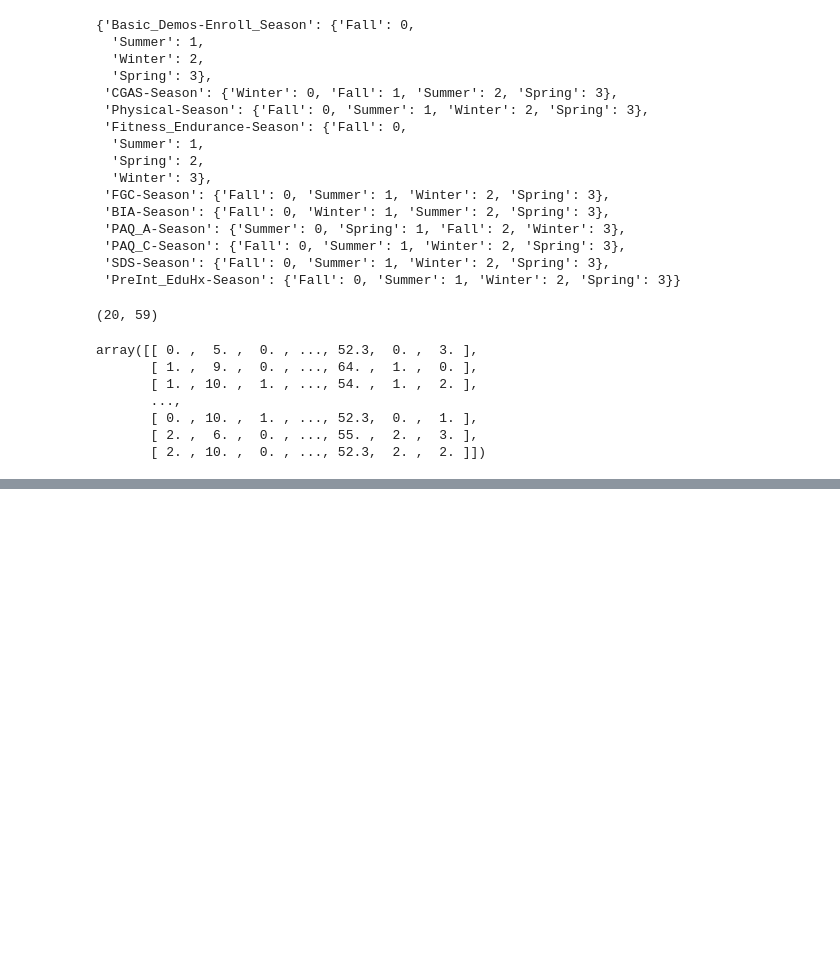
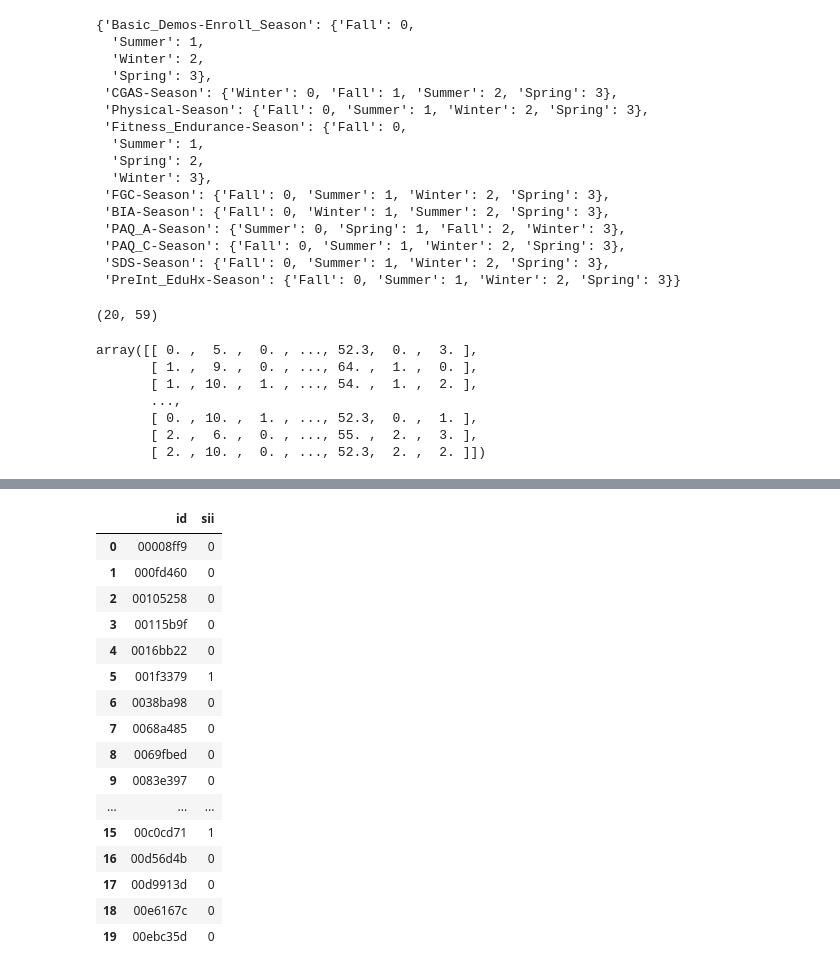
Before and after one commit to aash1999/Kaggle-notebooks, a Jupyter notebook: cmi-problematic.ipynb, the cells around one changed output, grey strips where cells are left out. Cells and saved outputs as stored; diff of their text form; code cells hidden in the pictures; blank space fills up the shorter version.

Commit message:
Kaggle Notebook | CMI-Problematic | Version 10

```diff
--- a/cmi-problematic.ipynb
+++ b/cmi-problematic.ipynb
@@ -367,4 +367,26 @@ array([1., 0., 0., 0., 0., 0., 0., 1., 0., 0., 0., 0., 0., 0., 0., 0., 1.,
        0., 0., 0.])
 # %%
-submission_df = pd.DataFrame({"id": id_ , "sii": y_test_pred})
-submission_df.to_csv("/kaggle/working/"+"submission.csv")
+submission_df = pd.DataFrame({"id": id_ , "sii": [int(x) for x in list(y_test_pred)]})
+submission_df["id"] = submission_df["id"].astype("object")
+submission_df["sii"] = submission_df["sii"].astype("int")
+submission_df.to_csv("/kaggle/working/"+"submission.csv", index=False)
+sdf = pd.read_csv("/kaggle/working/"+"submission.csv")
+sdf
+# %% [output]
+|  | id | sii |
+| 0 | 00008ff9 | 0 |
+| 1 | 000fd460 | 0 |
+| 2 | 00105258 | 0 |
+| 3 | 00115b9f | 0 |
+| 4 | 0016bb22 | 0 |
+| 5 | 001f3379 | 1 |
+| 6 | 0038ba98 | 0 |
+| 7 | 0068a485 | 0 |
+| 8 | 0069fbed | 0 |
+| 9 | 0083e397 | 0 |
+| ... | ... | ... |
+| 15 | 00c0cd71 | 1 |
+| 16 | 00d56d4b | 0 |
+| 17 | 00d9913d | 0 |
+| 18 | 00e6167c | 0 |
+| 19 | 00ebc35d | 0 |
```
Also changed, not shown: parts of 5 cells of this notebook.
